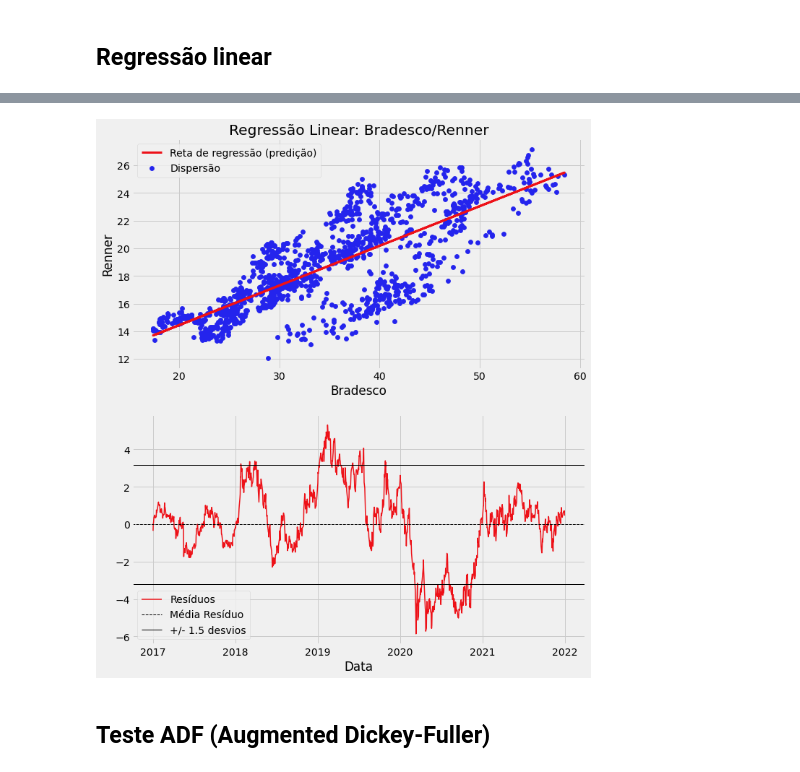
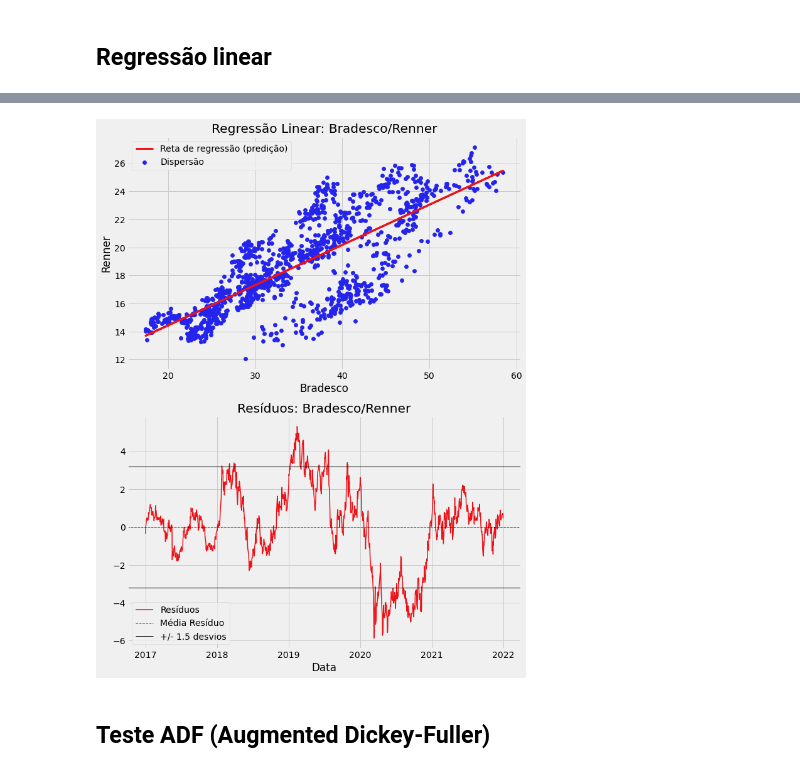
Before and after one commit to brunoalvoliv/incadores-tecnicos, a Jupyter notebook: long&short_cointegracao.ipynb, the cells around one changed output, grey strips where cells are left out. Drawn from its saved outputs; the diff is of its cells as text; code cells hidden in the pictures.

```diff
--- a/long&short_cointegracao.ipynb
+++ b/long&short_cointegracao.ipynb
@@ -114,7 +114,11 @@ Notes:
 # %%
 # Biblioteca: Sklearn
 
+y = dados['BBDC3.SA']
+x = dados['LREN3.SA']
+
 X = x.values.reshape(-1, 1)
+y = y.values.reshape(-1, 1)
 
 reg = LinearRegression()
 reg.fit(X, y)
@@ -144,27 +148,27 @@ dados.tail()
 # %%
 #Visualização
 
-plt.figure(figsize=(10, 12));
+plt.figure(figsize=(10, 14));
 plt.subplot(211)
-plt.plot(x, dados['Previsão'], label='Reta de regressão (predição)', color='#ed1118', linewidth=3);
+plt.plot(x, reg.predict(X), label='Reta de regressão (predição)', color='#ed1118', linewidth=3);
 plt.scatter(x, y, label='Dispersão', color='#2424ed', linewidth=0.8);
 plt.title('Regressão Linear: Bradesco/Renner');
 plt.ylabel('Renner');
 plt.xlabel('Bradesco');
 #plt.text(0.05, 0.2, f'ŷ = {np.round(reg.intercept_, 0)} + {np.round(reg.coef_[0], 3)} * Rm');
 #plt.text(0.10, -0.3, f'Beta: {np.round(reg.coef_[0], 4)}');
 plt.legend();
 
 plt.subplot(212)
 plt.plot(dados['Erro'], linewidth=1.5, color='#ed1118', label='Resíduos');
-#plt.title('Resíduos: Bradesco/Renner');
+plt.title('Resíduos: Bradesco/Renner');
 plt.axhline(y=dados['Erro'].mean(), label='Média Resíduo', linewidth=1.0, color='black', linestyle='--');
 plt.axhline(y=(dados['Erro'].mean() + dados['Erro'].std() * 1.5), linewidth=1.0, color='black', linestyle='-');
 plt.axhline(y=(dados['Erro'].mean() - dados['Erro'].std() * 1.5), label='+/- 1.5 desvios', linewidth=1.0, color='black', linestyle='-');
 plt.xlabel('Data');
 plt.legend(loc=3);
 # %% [output]
-[figure, old version]
+[figure, new version]
 # %% [markdown]
 ## Teste ADF (Augmented Dickey-Fuller)
 # %%
```
Also changed, not shown: parts of 7 cells of this notebook.
